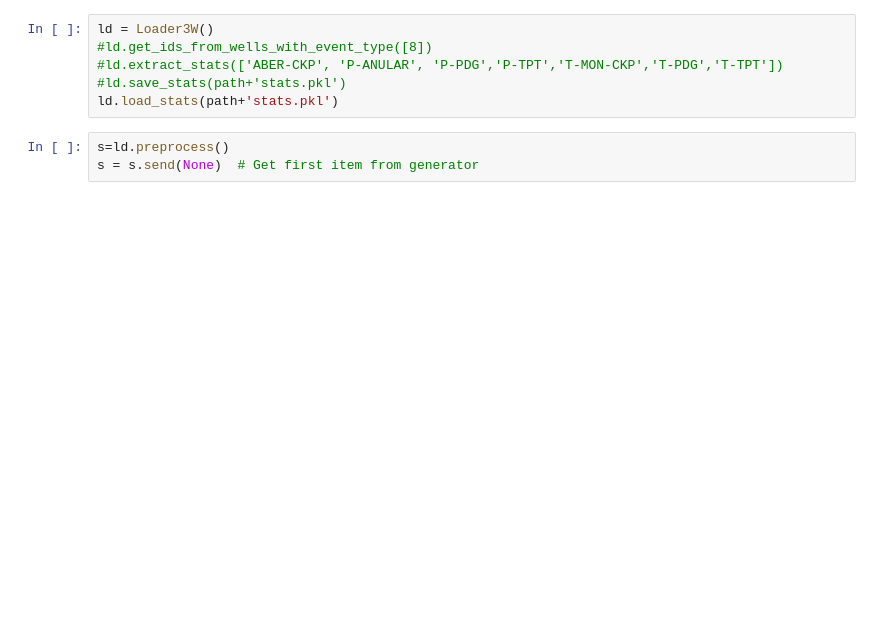
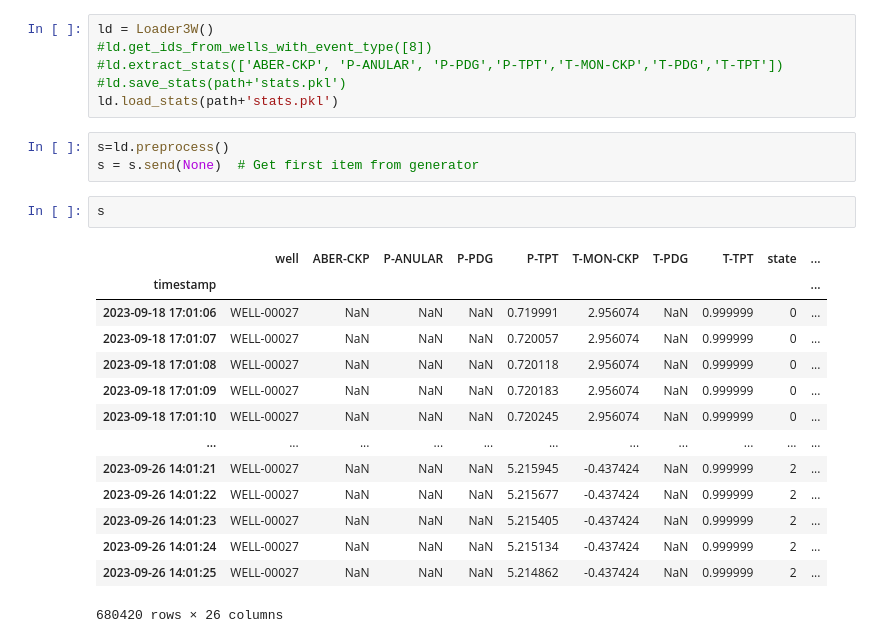
Before and after one commit to natmourajr/CPE883-2025-02, a Jupyter notebook: experiments/3W/timecaps/timecaps.ipynb, the cells around one changed output. Saved outputs shown, nothing was run; the diff lists cells and outputs as text; blank space fills up the shorter version.

```diff
--- a/experiments/3W/timecaps/timecaps.ipynb
+++ b/experiments/3W/timecaps/timecaps.ipynb
@@ -56,4 +59,21 @@ ld.load_stats(path+'stats.pkl')
 # %%
 s=ld.preprocess()
 s = s.send(None)  # Get first item from generator
+# %%
+s
+# %% [output]
+|  | well | ABER-CKP | P-ANULAR | P-PDG | P-TPT | T-MON-CKP | T-PDG | T-TPT | state | ... |
+| timestamp |  |  |  |  |  |  |  |  |  | ... |
+| 2023-09-18 17:01:06 | WELL-00027 | NaN | NaN | NaN | 0.719991 | 2.956074 | NaN | 0.999999 | 0 | ... |
+| 2023-09-18 17:01:07 | WELL-00027 | NaN | NaN | NaN | 0.720057 | 2.956074 | NaN | 0.999999 | 0 | ... |
+| 2023-09-18 17:01:08 | WELL-00027 | NaN | NaN | NaN | 0.720118 | 2.956074 | NaN | 0.999999 | 0 | ... |
+| 2023-09-18 17:01:09 | WELL-00027 | NaN | NaN | NaN | 0.720183 | 2.956074 | NaN | 0.999999 | 0 | ... |
+| 2023-09-18 17:01:10 | WELL-00027 | NaN | NaN | NaN | 0.720245 | 2.956074 | NaN | 0.999999 | 0 | ... |
+| ... | ... | ... | ... | ... | ... | ... | ... | ... | ... | ... |
+| 2023-09-26 14:01:21 | WELL-00027 | NaN | NaN | NaN | 5.215945 | -0.437424 | NaN | 0.999999 | 2 | ... |
+| 2023-09-26 14:01:22 | WELL-00027 | NaN | NaN | NaN | 5.215677 | -0.437424 | NaN | 0.999999 | 2 | ... |
+| 2023-09-26 14:01:23 | WELL-00027 | NaN | NaN | NaN | 5.215405 | -0.437424 | NaN | 0.999999 | 2 | ... |
+| 2023-09-26 14:01:24 | WELL-00027 | NaN | NaN | NaN | 5.215134 | -0.437424 | NaN | 0.999999 | 2 | ... |
+| 2023-09-26 14:01:25 | WELL-00027 | NaN | NaN | NaN | 5.214862 | -0.437424 | NaN | 0.999999 | 2 | ... |
+680420 rows × 26 columns
 # %%
```
Also changed, not shown: parts of 5 cells of this notebook, 1 other file.
